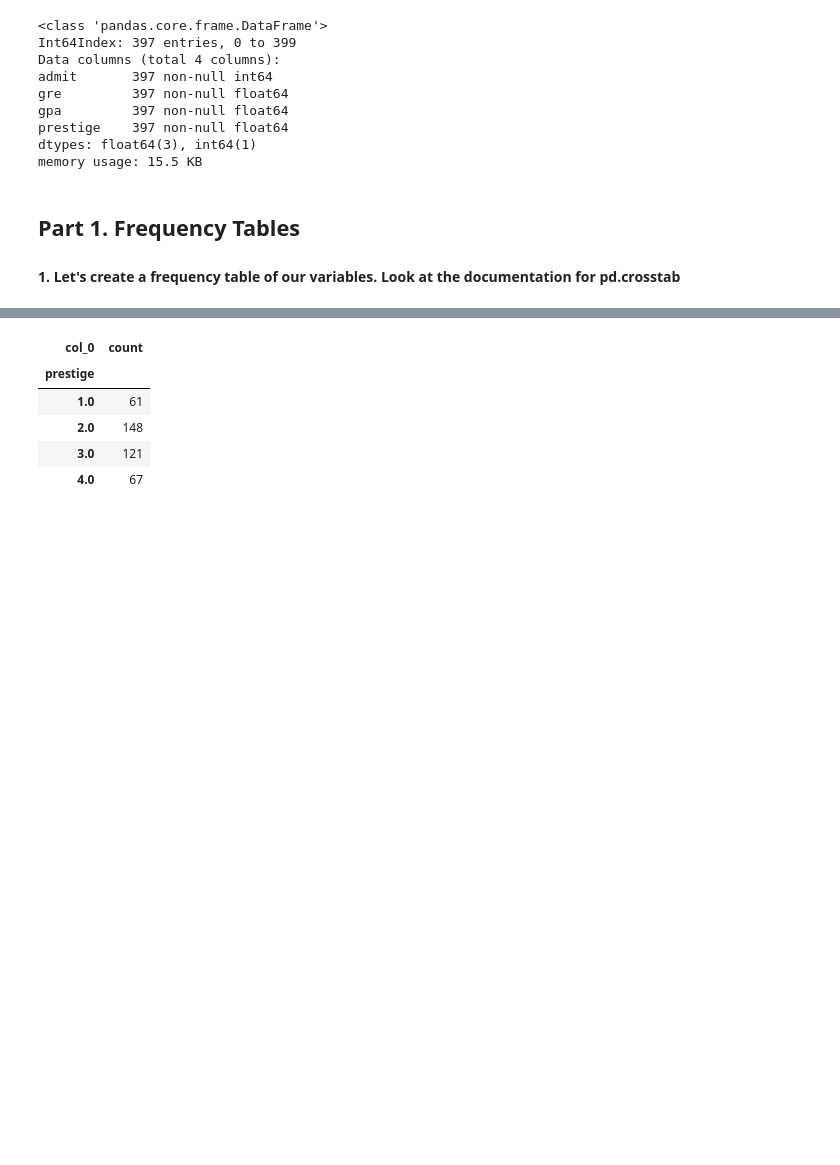
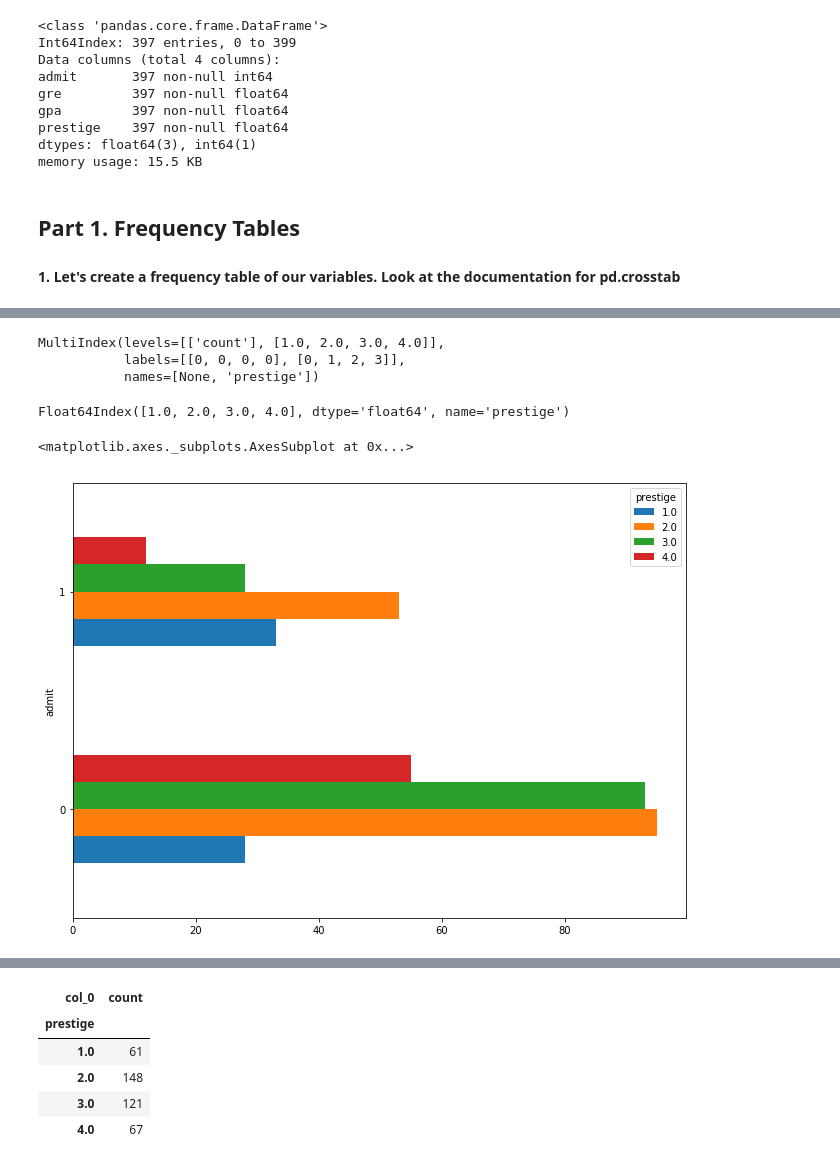
Before and after one commit to YStrano/DataScience_GA, a Jupyter notebook: projects/project_3/starter-code/Project 3 - working file.ipynb, the cells around one changed output, grey strips where cells are left out. Saved outputs shown, nothing was run; the diff lists cells and outputs as text; code cells hidden in the pictures; blank space fills up the shorter version.

```diff
--- a/projects/project_3/starter-code/Project 3 - working file.ipynb
+++ b/projects/project_3/starter-code/Project 3 - working file.ipynb
@@ -51,0 +82,9 @@ memory usage: 15.5 KB
+# %%
+cnts = \
+df[["admit", "prestige"]
+   ].groupby(["admit", "prestige"]
+   ).size(
+   ).rename("count"
+   ).to_frame()
+
+#.size across multiple columns is effectively doing a value counts across multiple columns
@@ -51,0 +104,2 @@ memory usage: 15.5 KB
+# %%
+cnts_us = cnts.unstack()
@@ -51,0 +114,17 @@ memory usage: 15.5 KB
+# %%
+cnts_us.columns
+# %% [output]
+MultiIndex(levels=[['count'], [1.0, 2.0, 3.0, 4.0]],
+           labels=[[0, 0, 0, 0], [0, 1, 2, 3]],
+           names=[None, 'prestige'])
+# %%
+cnts_us.columns = cnts_us.columns.droplevel()
+# %%
+cnts_us.columns
+# %% [output]
+Float64Index([1.0, 2.0, 3.0, 4.0], dtype='float64', name='prestige')
+# %%
+cnts_us.plot.barh(figsize=(11, 8))
+# %% [output]
+<matplotlib.axes._subplots.AxesSubplot at 0x...>
+[figure, added]
```
Also changed, not shown: parts of 63 cells of this notebook, 1 other file.
